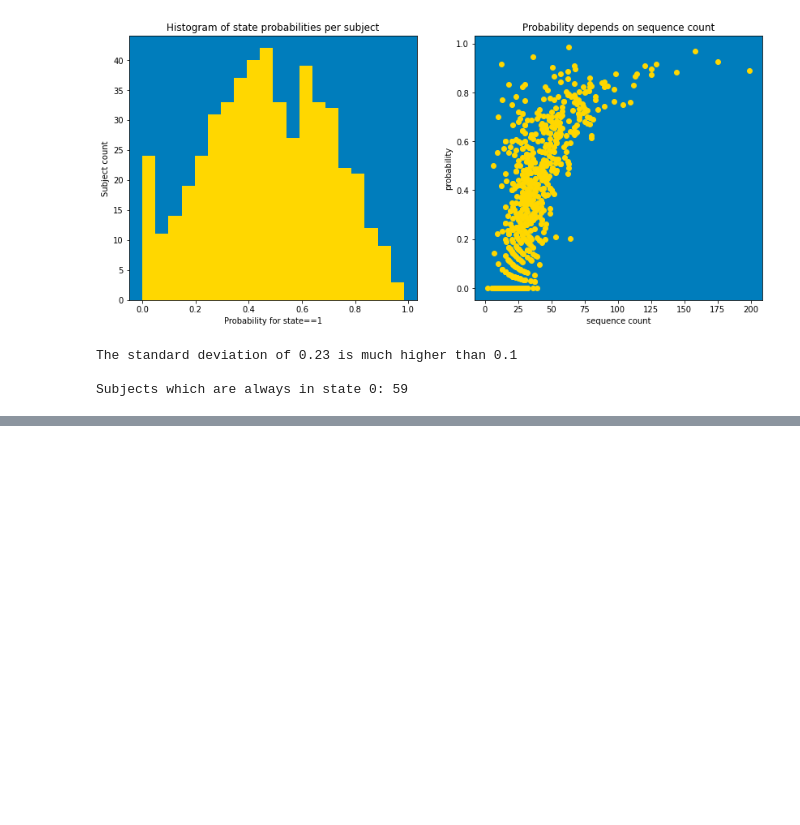
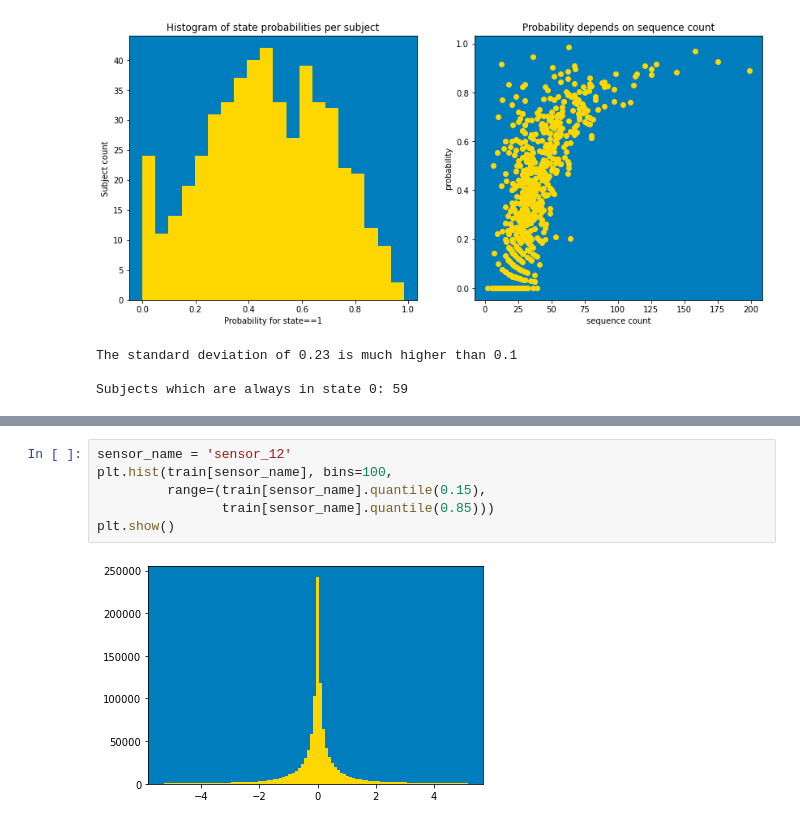
Before and after one commit to ProfessorErdo/tps_notebooks, a Jupyter notebook: tps-apr-2022.ipynb, the cells around one changed output, grey strips where cells are left out. Cells and saved outputs as stored; diff of their text form; blank space fills up the shorter version.

```diff
--- a/tps-apr-2022.ipynb
+++ b/tps-apr-2022.ipynb
@@ -155,0 +193,8 @@ Subjects which are always in state 0: 59
+# %%
+sensor_name = 'sensor_12'
+plt.hist(train[sensor_name], bins=100,
+         range=(train[sensor_name].quantile(0.15),
+                train[sensor_name].quantile(0.85)))
+plt.show()
+# %% [output]
+[figure, added]
```
Also changed, not shown: parts of 17 cells of this notebook.
